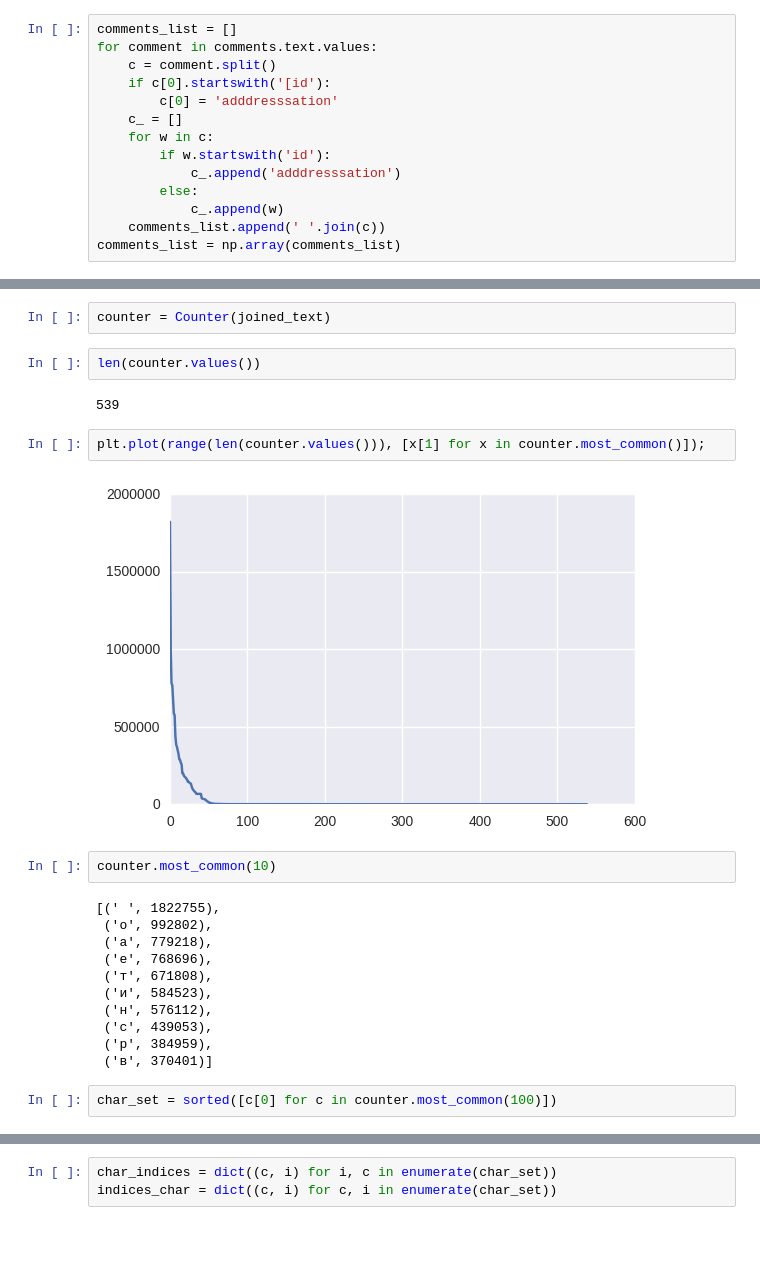
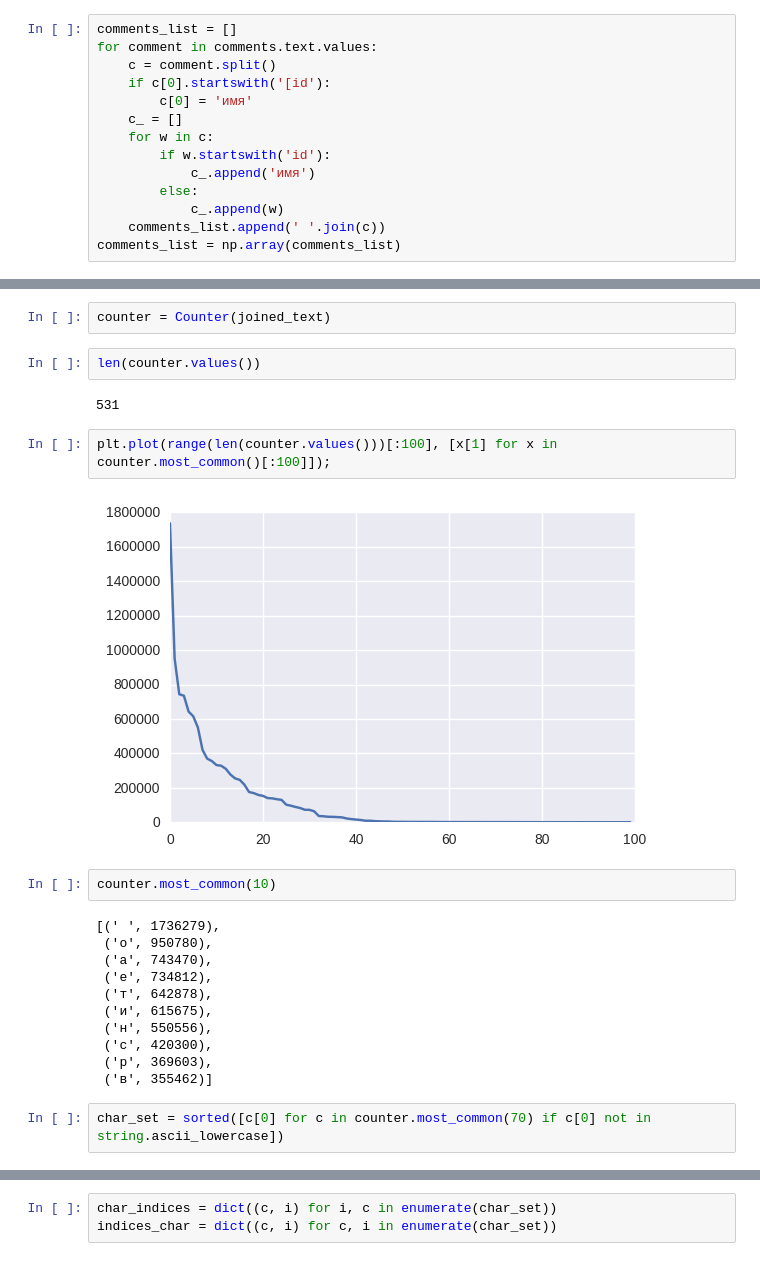
Before and after one commit to EvgenyKashin/CommentsAnalysis, a Jupyter notebook: comments_both.ipynb, the cells around one changed output, grey strips where cells are left out. Saved outputs shown, nothing was run; the diff lists cells and outputs as text.

```diff
--- a/comments_both.ipynb
+++ b/comments_both.ipynb
@@ -653,11 +653,11 @@ comments_list = []
 for comment in comments.text.values:
     c = comment.split()
     if c[0].startswith('[id'):
-        c[0] = 'adddresssation'
+        c[0] = 'имя'
     c_ = []
     for w in c:
         if w.startswith('id'):
-            c_.append('adddresssation')
+            c_.append('имя')
         else:
             c_.append(w)
     comments_list.append(' '.join(c))
@@ -719,23 +720,23 @@ counter = Counter(joined_text)
 # %%
 len(counter.values())
 # %% [output]
-539
+531
 # %%
-plt.plot(range(len(counter.values())), [x[1] for x in counter.most_common()]);
+plt.plot(range(len(counter.values()))[:100], [x[1] for x in counter.most_common()[:100]]);
 # %% [output]
-[figure, old version]
+[figure, new version]
 # %%
 counter.most_common(10)
 # %% [output]
-[(' ', 1822755),
- ('о', 992802),
- ('а', 779218),
- ('е', 768696),
- ('т', 671808),
- ('и', 584523),
- ('н', 576112),
- ('с', 439053),
- ('р', 384959),
- ('в', 370401)]
+[(' ', 1736279),
+ ('о', 950780),
+ ('а', 743470),
+ ('е', 734812),
+ ('т', 642878),
+ ('и', 615675),
+ ('н', 550556),
+ ('с', 420300),
+ ('р', 369603),
+ ('в', 355462)]
 # %%
-char_set = sorted([c[0] for c in counter.most_common(100)])
+char_set = sorted([c[0] for c in counter.most_common(70) if c[0] not in string.ascii_lowercase])
```
Also changed, not shown: parts of 17 cells of this notebook.
